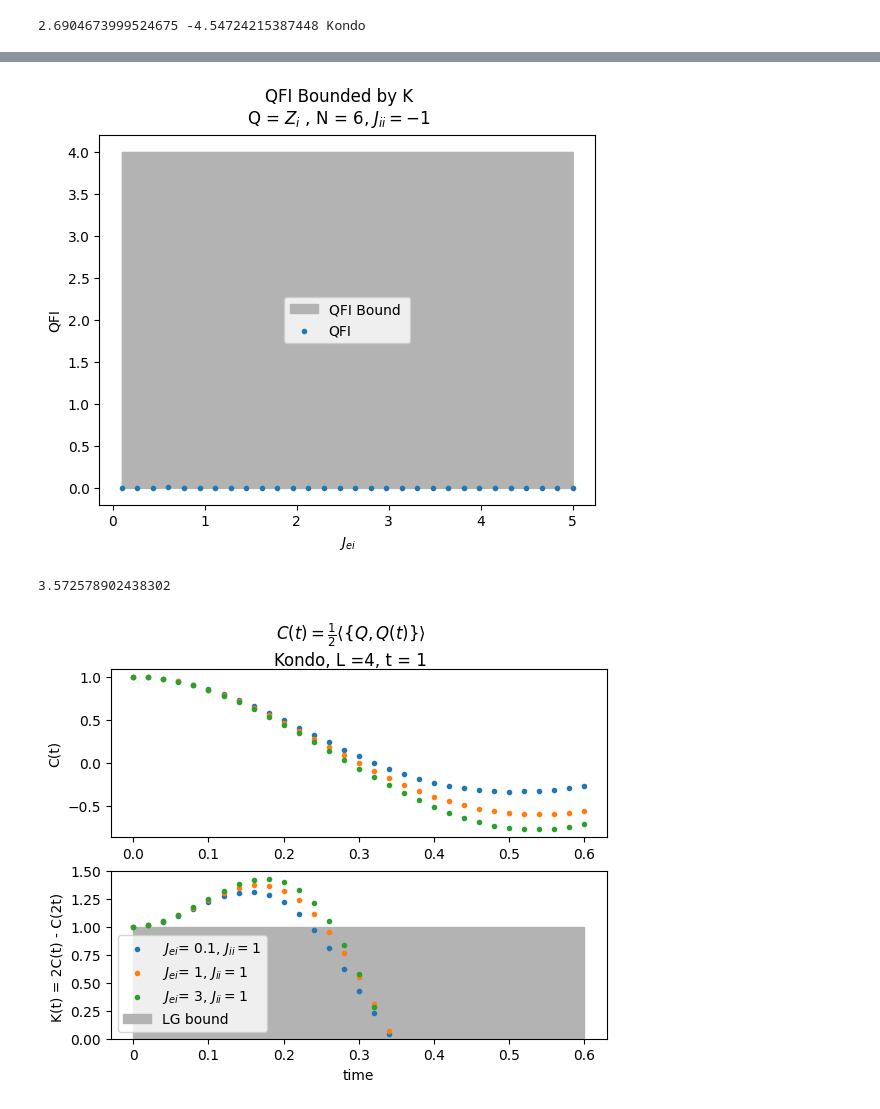
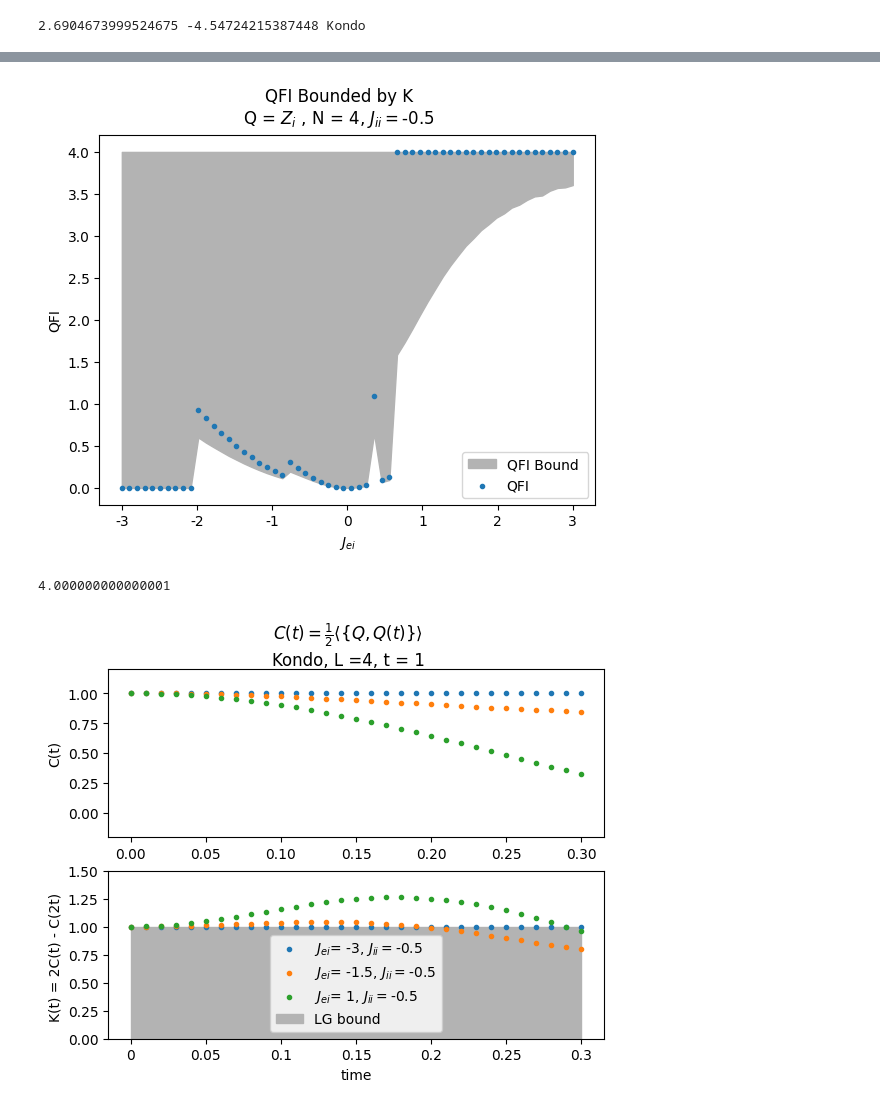
Before and after one commit to IanROsborne/Quantum_Metrology_Fisher_LG, a Jupyter notebook: TFIM/TFI_DMRG_TeNPy.ipynb, the cells around one changed output, grey strips where cells are left out. Saved outputs shown, nothing was run; the diff lists cells and outputs as text; code cells hidden in the pictures.

Commit message:
New Plots

```diff
--- a/TFIM/TFI_DMRG_TeNPy.ipynb
+++ b/TFIM/TFI_DMRG_TeNPy.ipynb
@@ -55,10 +55,10 @@ class KondoModel(CouplingMPOModel):
         # S_electron · s_impurity = S^z_e S^z_i + (S^+_e S^-_i + S^-_e S^+_i)/2
         for u in range(len(self.lat.unit_cell)):
             # Sz Sz coupling
-            self.add_onsite_term(4.0 * J1, u, "Szi Sze")
+            self.add_onsite(4.0 * J1, u, "Szi Sze")
             # S+ S- coupling
-            self.add_onsite_term(2.0 * J1, u, "Spi Sme", plus_hc = False)
-            self.add_onsite_term(2.0 * J1, u, "Smi Spe", plus_hc = False)
+            self.add_onsite(2.0 * J1, u, "Spi Sme", plus_hc = False)
+            self.add_onsite(2.0 * J1, u, "Smi Spe", plus_hc = False)
 
         # J2: Impurity-impurity Heisenberg coupling
         for u1, u2, dx in self.lat.pairs['nearest_neighbors']:
@@ -646,7 +651,7 @@ extra_params = {
     't_max' : 3  #only an option for calculating the maximum of the LG correlator
 }
 
-#psi = State_Evo.from_dmrg_search_Sz(model_params = model_params, dmrg_params = extra_params)
+psi = State_Evo.from_dmrg_search_Sz(model_params = model_params, dmrg_params = extra_params)
 #print(psi.calculate_LG_bound(op = 'Szi', op_sum= False, return_QFI = True))
 # %%
 psiw = State_Evo.from_dmrg_search_Sz(model_params = model_params, dmrg_params = extra_params)
@@ -661,14 +732,15 @@ print(end_time - start_time, psiw.energy, psi.model_type)
 # %%
-L = 6
-chi_max = 250
+L = 4
+chi_max = 300
 op = 'Sigmazi'
 op_sum = False
-num_points = 30
-t_end = 10
-dt = 0.02
+num_points = 60
+t_end = .5
+dt = 0.01
+j_ii = -.5
 
 extra_params = {
-   'mixer': None,  # setting this to True helps to escape local minima
+   'mixer': True,  # setting this to True helps to escape local minima
     'max_E_err': 1.e-8,
     'max_sweeps'  : 30,
     'max_trunc_err' : 1e-6,
@@ -680,44 +752,45 @@ extra_params = {
     'verbose': False,
     'combine': True,
     'N_times' : 2,  #Only even N_times are used for K,
-    'dt': dt,'N_steps': 2,
+    'dt': dt,'N_steps': 1,
     'order': 2,
     'start_time' : 0  ,
     't_max' : t_end,  #only an option for calculating the maximum of the LG correlator
 }
 
-theta_range = np.linspace(0.1, 5.0, num_points)
+
+theta_range = np.linspace(-3, 3.0, num_points)
 
 fig, ax = plt.subplots(1)
 
 LG_bound = []
 QFI_lst =[]
 for theta in theta_range:
     model_params = {
-    'J_ei': -1.0 * theta , 'J_ii': -1,  #J_ei =1   J_ii pm,  J_ei=-1   J_ii p
+    'J_ei':  theta , 'J_ii': j_ii,  #J_ei =1   J_ii pm,  J_ei=-1   J_ii pm
     't' : 1.0,
     'L': L,
     'bc_MPS': 'finite',
     'model_type' : "Kondo",
-    'conserve' : None}
+    'conserve' : None} #conserve = None when not using from_dmrg_search_Sz
 
     psi = State_Evo.from_dmrg(model_params, extra_params)
     t_max, LG_max , qfi = psi.calculate_LG_bound(op, op_sum = op_sum, return_QFI= True)
     LG_bound += [LG_max]
     QFI_lst += [qfi]
 
 ax.fill_between(theta_range, LG_bound, 4 ,  color = '.7', label = "QFI Bound "  )
 ax.scatter(theta_range, QFI_lst, marker = '.', label = "QFI", zorder = 3)
 
 
-fig.suptitle("QFI Bounded by K\nQ = $Z_i$ , N = " + str(L) + ", $J_{ii}= -1$")
+fig.suptitle("QFI Bounded by K\nQ = $Z_i$ , N = " + str(L) + ", $J_{ii}= $" + str(j_ii))
 ax.xaxis.set_major_formatter(tck.FormatStrFormatter("%g"))
 plt.xlabel("$J_{ei}$")
 ax.set(ylabel = "QFI")
 #plt.ylim((0.9,1.6))
 plt.legend()
 
 plt.show()
 # %% [output]
-[figure, old version]
+[figure, new version]
 # %%
@@ -728,8 +801,8 @@ chi_max = 220
 op = 'Sigmazi'
 op_sum = False
 num_points = 30
-t_end = 1
-dt = 0.02
+t_end = .5
+dt = 0.01
 fig, ax = plt.subplots(2)
 
 extra_params = {
@@ -750,7 +823,7 @@ extra_params = {
     't_max' : 30  #only an option for calculating the maximum of the LG correlator
     }
 #[10, -.1], [5, -0.1], [1, -.1] t  = 3
-Jg_lst = [  [.1, 1],[1, 1],[3, 1]]
+Jg_lst = [ [-3, -.5], [-1.5, -.5], [1, -.5]]
 
 for J_ei, J_ii in Jg_lst:
 
@@ -779,12 +852,13 @@ plt.xlabel("time")
 ax[0].set(ylabel = "C(t)")
 #ax[1].set(ylabel = "2C(t) - C(2t) - C(0)")
 ax[1].set(ylabel = "K(t) = 2C(t) - C(2t) ")
+ax[0].set_ylim([-.2 ,1.2])
 ax[1].set_ylim([0,1.5])
 plt.legend()
 
 plt.show()
 # %% [output]
-3.572578902438302
+4.000000000000001
-[figure, old version]
+[figure, new version]
 # %%
 fig.savefig("C:\\Users\\ianro\\Documents\\Research\\Quantum_Metrology_AKLT\\Plots\\Kondo_L10_C_K.png")
```
Also changed, not shown: parts of 3 cells of this notebook, 7 other files.
